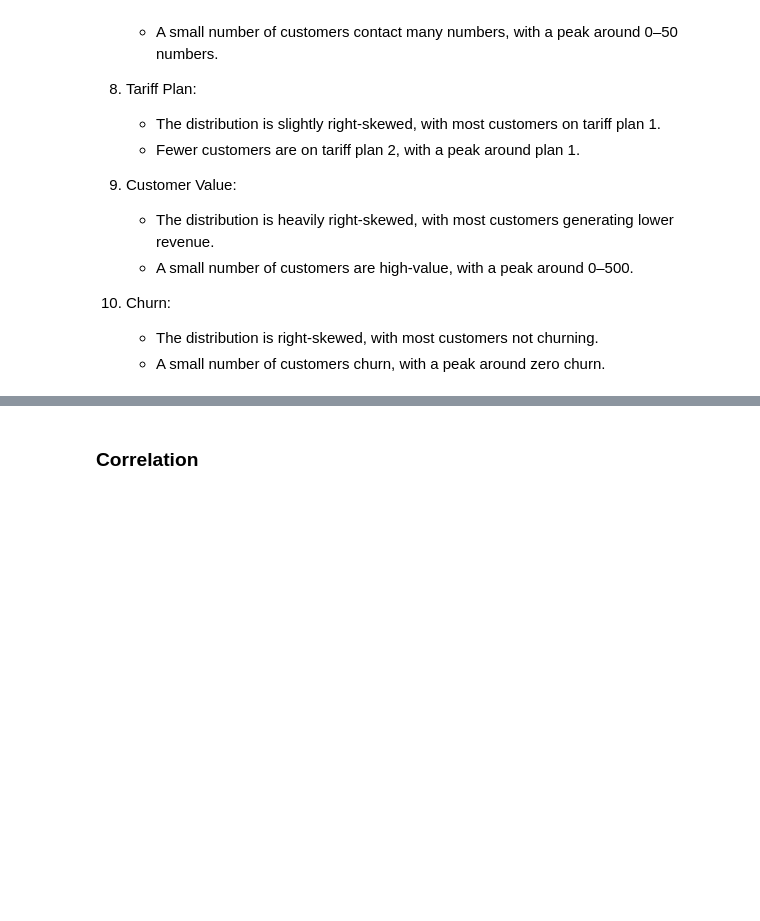
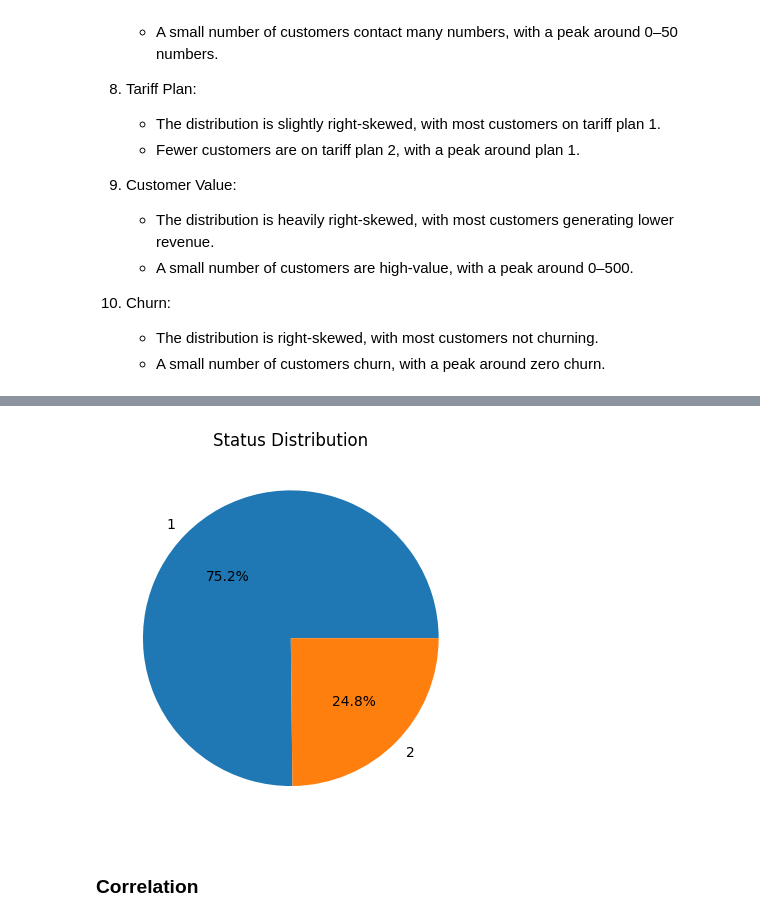
Before and after one commit to prnv19/Iranian-Churn-Prediction, a Jupyter notebook: EDA_V2.ipynb, the cells around one changed output, grey strips where cells are left out. Saved outputs shown, nothing was run; the diff lists cells and outputs as text; code cells hidden in the pictures; blank space fills up the shorter version.

```diff
--- a/EDA_V2.ipynb
+++ b/EDA_V2.ipynb
@@ -161,3 +169,9 @@ From the histograms, we can observe the following insights:
+# %%
+figure4, axes4 = plt.subplots()
+axes4.pie(df['status'].value_counts(), labels=df['status'].unique(), autopct='%1.1f%%')
+axes4.set_title('Status Distribution');
+# %% [output]
+[figure, added]
 # %% [markdown]
 ### Correlation
 # %%
```
Also changed, not shown: parts of 4 cells of this notebook.
